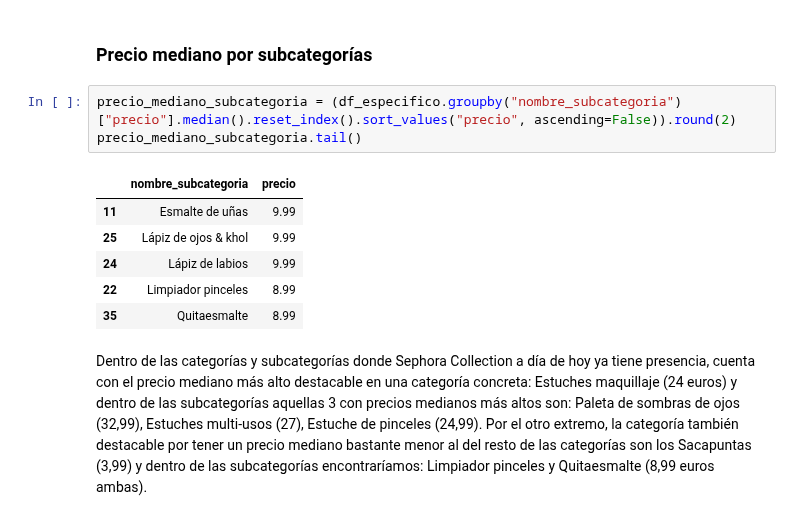
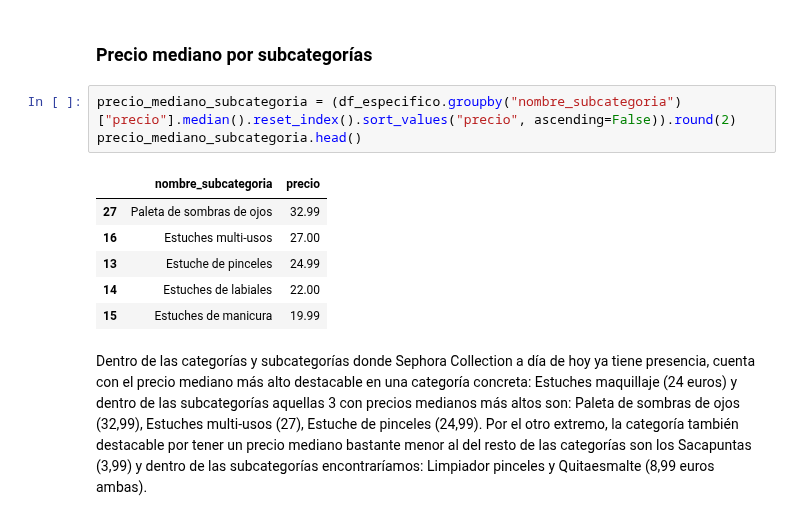
Before and after one commit to raquelscv/proyecto_final_sephora, a Jupyter notebook: eda.ipynb, the cells around one changed output. Cells and saved outputs as stored; diff of their text form.

```diff
--- a/eda.ipynb
+++ b/eda.ipynb
@@ -1003,14 +1065,14 @@ precio_mediano_categoria.tail()
 ### Precio mediano por subcategorías
 # %%
 precio_mediano_subcategoria = (df_especifico.groupby("nombre_subcategoria")["precio"].median().reset_index().sort_values("precio", ascending=False)).round(2)
-precio_mediano_subcategoria.tail()
+precio_mediano_subcategoria.head()
 # %% [output]
 |  | nombre_subcategoria | precio |
-| 11 | Esmalte de uñas | 9.99 |
-| 25 | Lápiz de ojos & khol | 9.99 |
-| 24 | Lápiz de labios | 9.99 |
-| 22 | Limpiador pinceles | 8.99 |
-| 35 | Quitaesmalte | 8.99 |
+| 27 | Paleta de sombras de ojos | 32.99 |
+| 16 | Estuches multi-usos | 27.00 |
+| 13 | Estuche de pinceles | 24.99 |
+| 14 | Estuches de labiales | 22.00 |
+| 15 | Estuches de manicura | 19.99 |
 # %% [markdown]
 Dentro de las categorías y subcategorías donde Sephora Collection a día de hoy ya tiene presencia, cuenta con el precio mediano más alto destacable en una categoría concreta: Estuches maquillaje (24 euros) y dentro de las subcategorías aquellas 3 con precios medianos más altos son: Paleta de sombras de ojos (32,99), Estuches multi-usos (27), Estuche de pinceles (24,99). Por el otro extremo, la categoría también destacable por tener un precio mediano bastante menor al del resto de las categorías son los Sacapuntas (3,99) y dentro de las subcategorías encontraríamos: Limpiador pinceles y Quitaesmalte (8,99 euros ambas).
 # %% [markdown]
```
Also changed, not shown: parts of 32 cells of this notebook.
